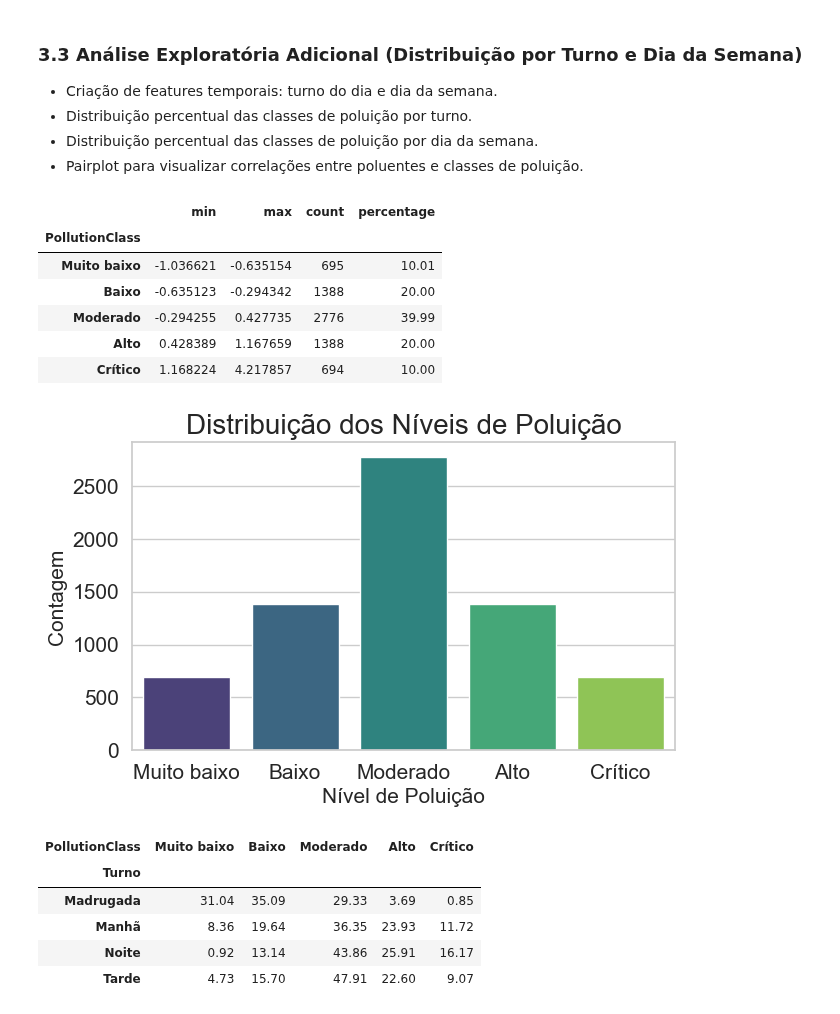
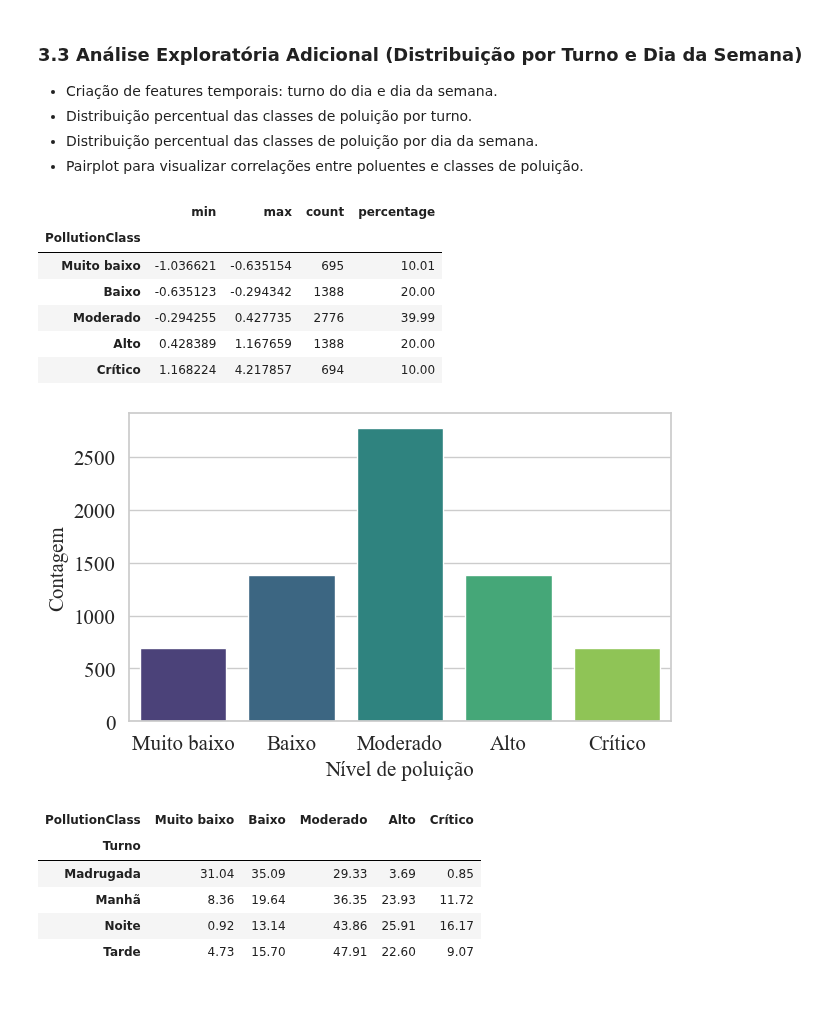
Before and after one commit to diego-nac/ica-homeworks, a Jupyter notebook: homework3/code.ipynb, the cells around one changed output. Drawn from its saved outputs; the diff is of its cells as text; code cells hidden in the pictures.

```diff
--- a/homework3/code.ipynb
+++ b/homework3/code.ipynb
@@ -25,12 +25,15 @@ pd.set_option("display.max_columns", None)
 sns.set_theme(style="whitegrid")
 
 plt.rcParams.update({
+    "font.family": "serif",
+    "font.serif": ["Times New Roman"],
     "axes.titlesize": 20,
     "axes.labelsize": 15,
     "xtick.labelsize": 15,
     "ytick.labelsize": 15,
     "legend.fontsize": 15,
 })
+
 
 SEED = 42
 np.random.seed(SEED)
@@ -40,7 +43,7 @@ PATH_FIG = "./doc/figures"
 os.makedirs(PATH_FIG, exist_ok=True)
 
 def savefig(name):
-    plt.savefig(os.path.join(PATH_FIG, f"{name}.png"), bbox_inches="tight")
+    plt.savefig(os.path.join(PATH_FIG, f"{name}.pdf"), bbox_inches="tight")
 # %% [markdown]
 ## 2. Análise Exploratória
 # %% [markdown]
@@ -205,36 +308,35 @@ quantiles = air_quality["PollutionIndex"].quantile(
 bins = [-np.inf, quantiles[0], quantiles[1], quantiles[2], quantiles[3], np.inf]
 labels = ["Muito baixo", "Baixo", "Moderado", "Alto", "Crítico"]
 
 air_quality["PollutionClass"] = pd.cut(
     air_quality["PollutionIndex"],
     bins=bins,
     labels=labels,
     ordered=True
 )
 summary = (
     air_quality
     .groupby("PollutionClass")["PollutionIndex"]
     .agg(["min", "max", "count"])
 )
 
 summary["percentage"] = 100 * summary["count"] / summary["count"].sum()
 display(summary.round({"percentage": 2}))
 plt.figure(figsize=(7, 4))
 sns.countplot(x=air_quality["PollutionClass"], palette="viridis")
-plt.xlabel("Nível de Poluição")
+plt.xlabel("Nível de poluição")
 plt.ylabel("Contagem")
-plt.title("Distribuição dos Níveis de Poluição")
 savefig("target_distribution")
 plt.show()
 # %% [output]
 |  | min | max | count | percentage |
 | PollutionClass |  |  |  |  |
 | Muito baixo | -1.036621 | -0.635154 | 695 | 10.01 |
 | Baixo | -0.635123 | -0.294342 | 1388 | 20.00 |
 | Moderado | -0.294255 | 0.427735 | 2776 | 39.99 |
 | Alto | 0.428389 | 1.167659 | 1388 | 20.00 |
 | Crítico | 1.168224 | 4.217857 | 694 | 10.00 |
-[figure, old version]
+[figure, new version]
 # %%
 air_quality = air_quality.dropna(subset=["Time", "Date"])
 
```
Also changed, not shown: parts of 5 cells of this notebook, 36 other files.
